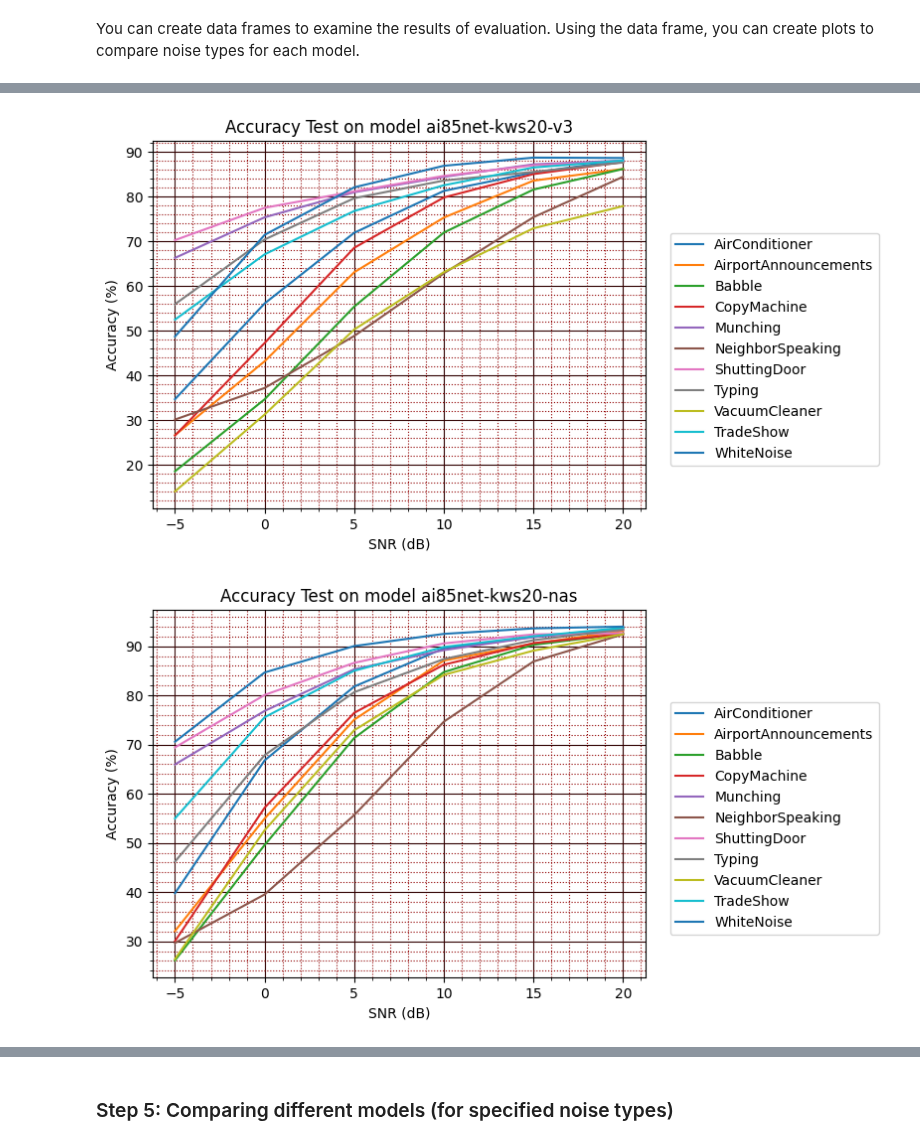
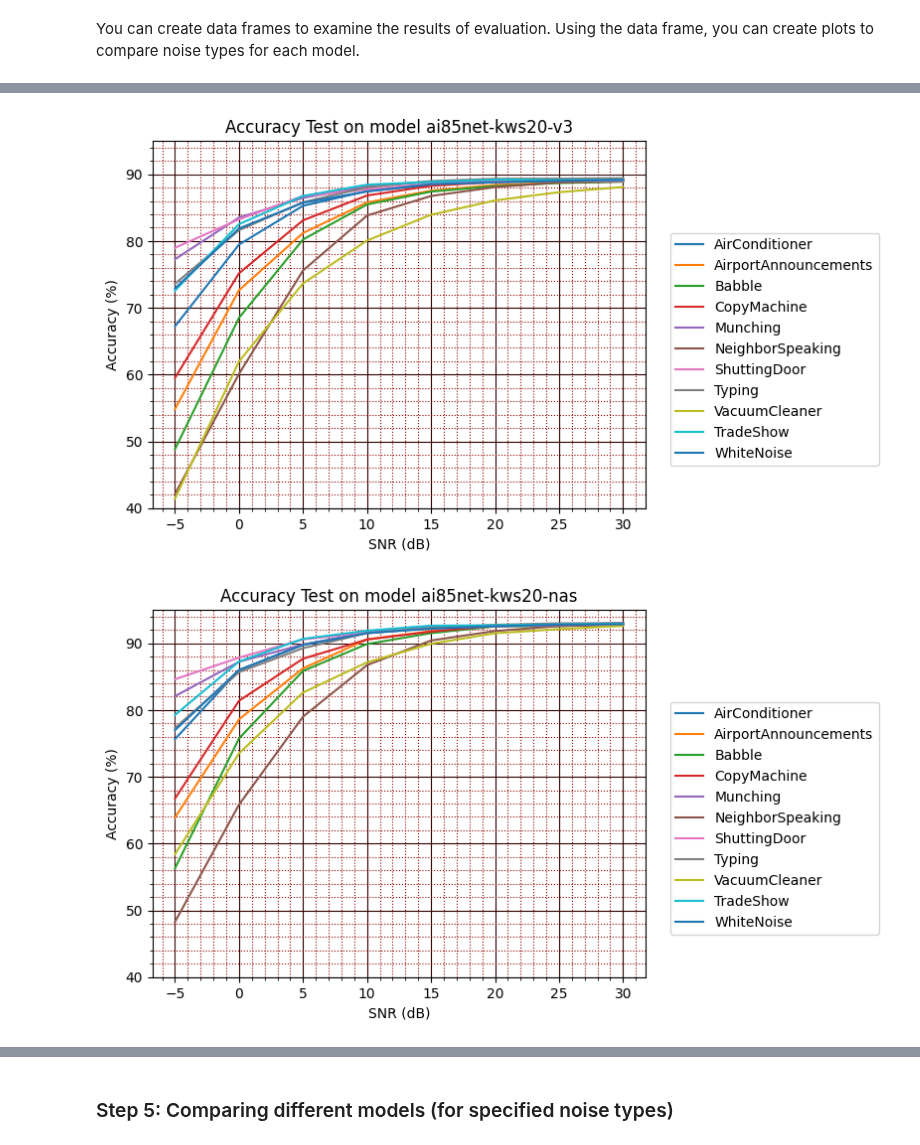
Before and after one commit to analogdevicesinc/ai8x-training, a Jupyter notebook: notebooks/KWS_Noise_Evaluation.ipynb, the cells around one changed output, grey strips where cells are left out. Saved outputs shown, nothing was run; the diff lists cells and outputs as text; code cells hidden in the pictures.

```diff
--- a/notebooks/KWS_Noise_Evaluation.ipynb
+++ b/notebooks/KWS_Noise_Evaluation.ipynb
@@ -99,13 +99,9 @@ sn = SimpleNamespace()
 sn.truncate_testset = False
 sn.act_mode_8bit = False
 
-data_path = '/data'
+data_path = '../data'
 
-_, test_dataset = dataset.KWS_20_get_datasets( (data_path, sn), load_train=False, load_test=True)
-
-originals = list(range(0, len(test_dataset), 3))
-test_dataset.data = test_dataset.data[originals]
-test_dataset.targets = test_dataset.targets[originals]
+_, test_dataset = dataset.KWS_20_get_datasets((data_path, sn), load_train=False, load_test=True)
 # %% [output]
 Processing test...
 test set: 11005 elements
@@ -137,7 +133,7 @@ noise_list = ['AirConditioner',
             'TradeShow',
             'WhiteNoise']
 # %%
-snr_list = [-5, 0, 5, 10, 15, 20]
+snr_list = [-5, 0, 5, 10, 15, 20, 25, 30]
 # %% [markdown]
 ### Step 3: Define functions to evaluate the model under different SNR levels
 # %% [markdown]
@@ -149,8 +151,8 @@ Using the `evaluate`, `snr_testing` and `benchmark` functions, you can evaluate
 # %%
-def evaluate(db = None, noise = False, noise_type = None):
+def evaluate(db = None, noise = False, noise_kind = None):
 
-    if (noise == True) and (noise_type == None):
-        print('Noise type is not specified. Noise will not be applied.')
+    if (noise == True) and (noise_kind == None):
+        print('Noise kind is not specified. Noise will not be applied.')
         noise = False
 
     model.eval()
@@ -162,16 +164,19 @@ def evaluate(db = None, noise = False, noise_type = None):
     ])
 
     if noise:
-        if (noise_type == 'WhiteNoise'):
+        if (noise_kind == 'WhiteNoise'):
 
-            mixed_signals = signalmixer(test_dataset, snr = db, noise_type = noise_type, noise_dataset = None)
+            mixed_signals = signalmixer.SignalMixer(test_dataset, snr_range = [db], noise_type = noise_kind, noise_dataset = None)
             mixed_signals_loader = torch.utils.data.DataLoader(mixed_signals, batch_size = 256)
 
         else:
-            noise_dataset = msnoise.MSnoise(root = data_path, classes = [noise_type], d_type = 'test', dataset_len = 11005, remove_unknowns=True,
-                                        transform=None, quantize=False, download=False)
+            noise_dataset = msnoise.MSnoise(root = data_path, classes = [noise_kind], d_type = 'test', dataset_len = 11005,
+                                            desired_probs = None,
+                                            transform=None, quantize=False, download=False)
+            mixed_signals = signalmixer.SignalMixer(signal_dataset=test_dataset, snr_range=[db],
+                                                    noise_type=noise_kind,
+                                                    noise_dataset=noise_dataset)
 
-            mixed_signals = signalmixer(test_dataset, snr = db, noise_type = noise_type, noise_dataset = noise_dataset)
             mixed_signals_loader = torch.utils.data.DataLoader(mixed_signals, batch_size = 256)
     else:
         mixed_signals_loader = torch.utils.data.DataLoader(test_dataset, batch_size = 256)
@@ -294,6 +272,6 @@ accuracies_v2 = benchmark(noise_list = noise_list, snr_list = snr_list)
 # %%
-accuracies = [accuracies_nas, accuracies_v2, accuracies_v3]
-model_files = ["ai85net-kws20-nas", "ai85net-kws20-v2", "ai85net-kws20-v3"]
+accuracies = [accuracies_nas, accuracies_v3]
+model_files = ["ai85net-kws20-nas", "ai85net-kws20-v3"]
 # %% [markdown]
 ### Step 4: Comparing noise types (for specified models)
 # %% [markdown]
@@ -351,18 +329,20 @@ def plot_values(model_num):
 # %%
 for model_num in df.columns[2:]:
     accuracies_values = plot_values(model_num)
     plt.figure()
     plt.grid(visible=True, which='major', color='#300000', linestyle='-')
     plt.minorticks_on()
     plt.grid(visible=True, which='minor', color='#900000', linestyle=':')
     for noise in noise_list:
         plt.title(f'Accuracy Test on model {model_num}')
         plt.xlabel('SNR (dB)')
         plt.ylabel('Accuracy (%)')
         plt.plot(snr_list, accuracies_values[noise])
 
+    plt.ylim(40, 95)
+
     plt.legend(noise_list, bbox_to_anchor=(1.05, 0.75),
                         loc='upper left', borderaxespad=0.)
 # %% [output]
-[figure, old version]
+[figure, new version]
-[figure, old version]
+[figure, new version]
```
Also changed, not shown: parts of 9 cells of this notebook, 15 other files.
